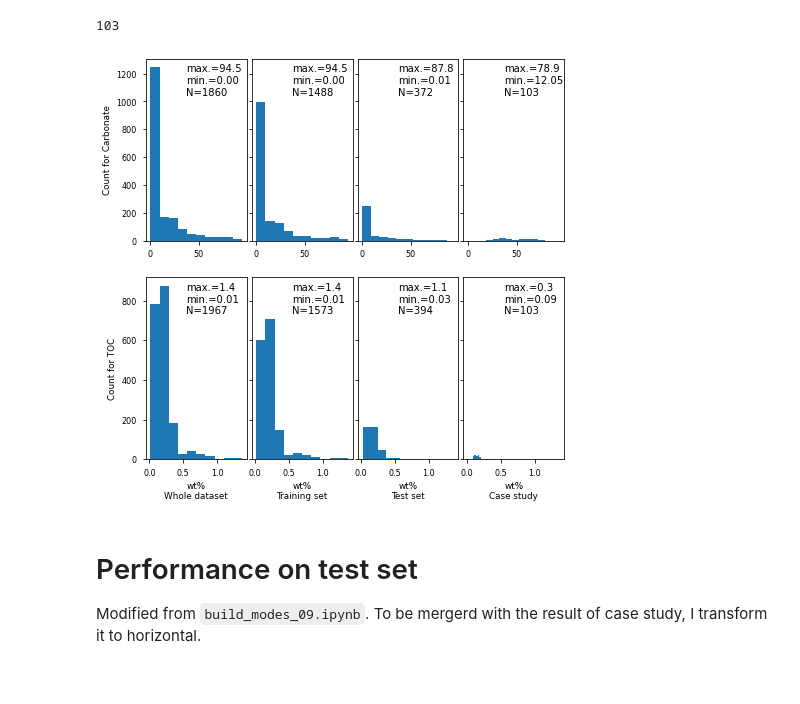
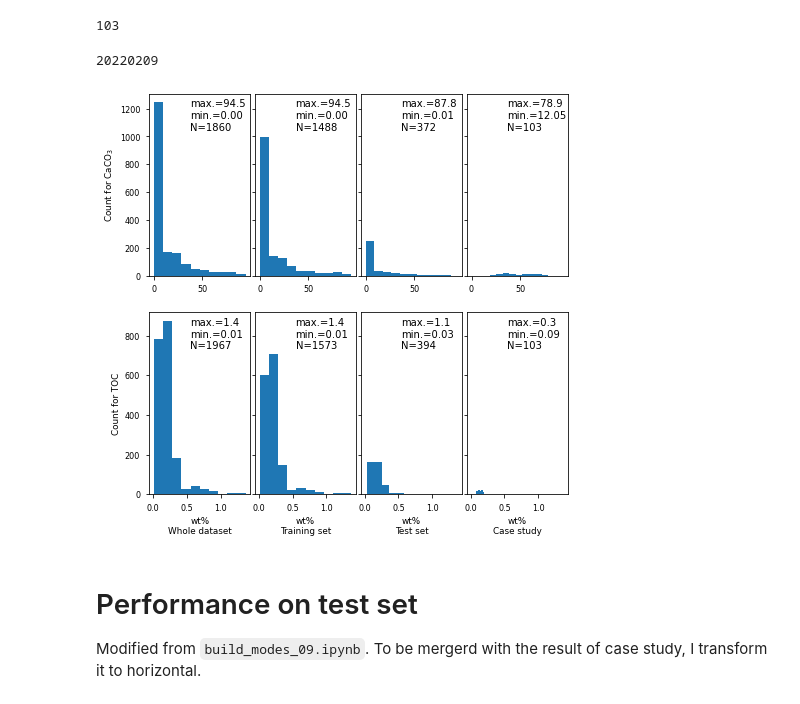
Before and after one commit to dispink/CaCO3_NWP, a Jupyter notebook: plot_for_paper_02.ipynb, the cells around one changed output. Cells and saved outputs as stored; diff of their text form; code cells hidden in the pictures.

Commit message:
Change word Carbonate to CaCO3
Outputs:
PS75-056-1_performances_20220209.png
performance_dev_20220209.png
prediction_SO264-64-1_20220209.png
data_hist_20220209.png
	modified:   plot_for_paper_02.ipynb

```diff
--- a/plot_for_paper_02.ipynb
+++ b/plot_for_paper_02.ipynb
@@ -167,33 +171,35 @@ for measurement in ['CaCO3%', 'TOC%']:
 # %%
 fig, axes = plt.subplots(2, 4, sharex='row', sharey='row', figsize=(7.5, 7))
 
 # Here the dev set is marked as Test set on the figure due to the simplification
 # in the paper
 for ax, y, label in zip(axes[0, :], [y_train['CaCO3%'].append(y_dev['CaCO3%']),
                                      y_train['CaCO3%'], y_dev['CaCO3%'], case_df['CaCO3%']],
                                     ['Whole dataset', 'Training set', 'Test set', 'Case study']):
     ax.hist(y)
     ax.text(0.4, 0.8, "max.={:.1f}\nmin.={:.2f}\nN={}".format(
         np.max(y), np.min(y), len(y)), transform=ax.transAxes)
 
 for ax, y, label in zip(axes[1, :], [y_train['TOC%'].append(y_dev['TOC%']),
                                      y_train['TOC%'], y_dev['TOC%'], case_df['TOC%']],
                                     ['Whole dataset', 'Training set', 'Test set', 'Case study']):
     ax.hist(y)
     ax.text(.4, .8, "max.={:.1f}\nmin.={:.2f}\nN={}".format(
         np.max(y), np.min(y), len(y)), transform=ax.transAxes)
 
 
     ax.set_xlabel('wt%\n{}'.format(label))
 
-axes[0, 0].set_ylabel('Count for Carbonate')
+axes[0, 0].set_ylabel('Count for CaCO$_3$')
 axes[1, 0].set_ylabel('Count for TOC')
 
 
 fig.subplots_adjust(wspace=.05, top=.92)
 fig.savefig('results/data_hist_{}.png'.format(date))
+print(date)
 # %% [output]
+20220209
-[figure, old version]
+[figure, new version]
 # %% [markdown]
 # Performance on test set
 Modified from `build_modes_09.ipynb`. To be mergerd with the result of case study, I transform it to horizontal.
```
Also changed, not shown: parts of 5 cells of this notebook.
